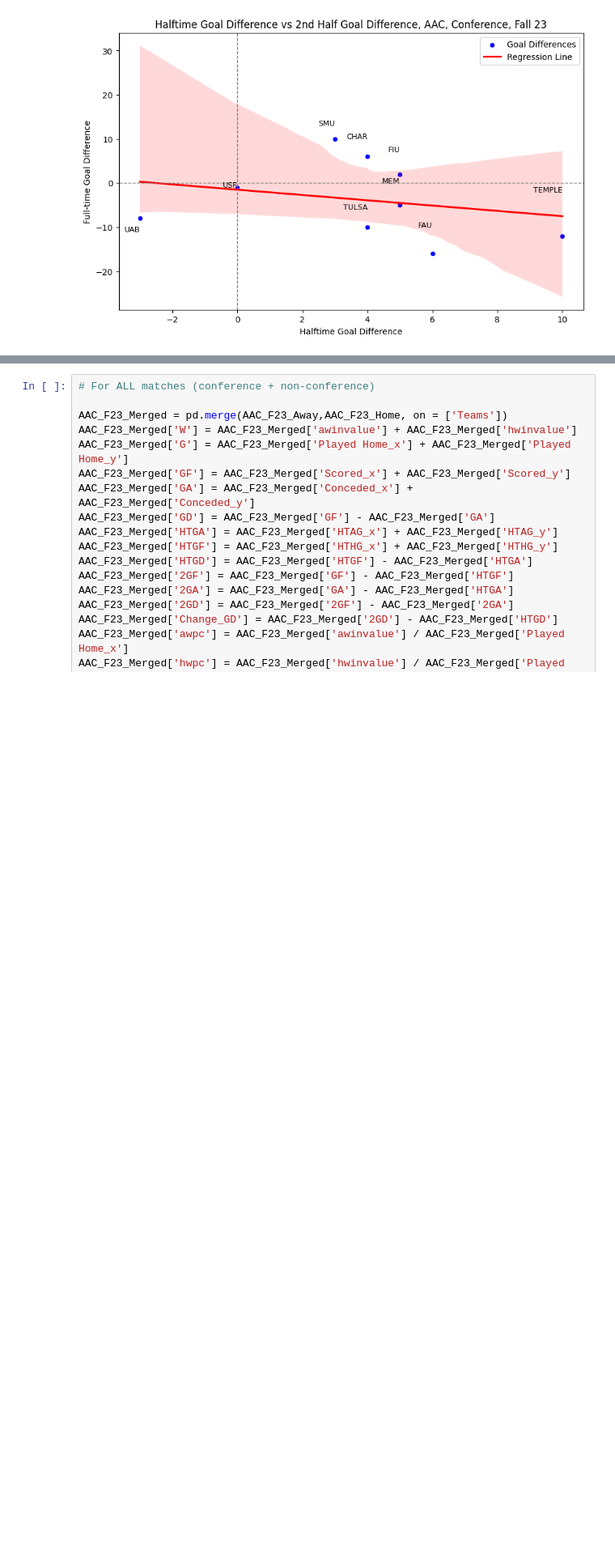
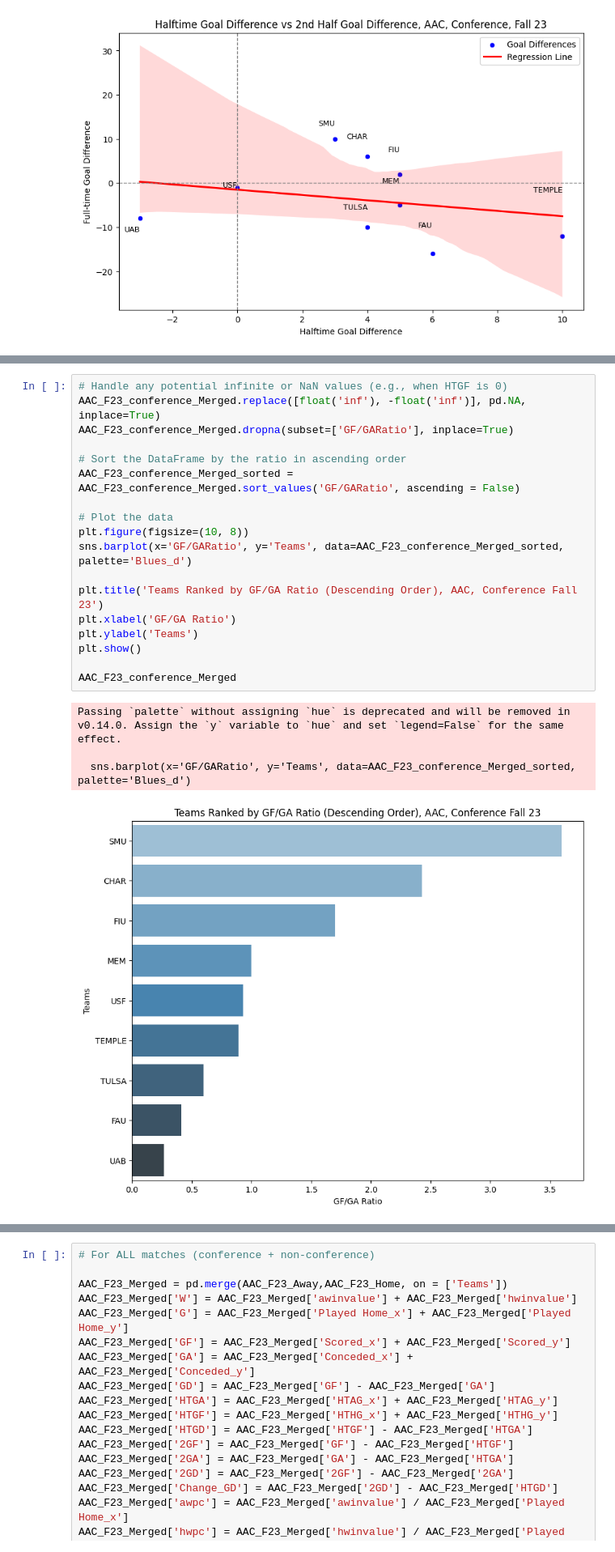
Before and after one commit to AimanFariz/Soccer-Analytics, a Jupyter notebook: NCAA_D1_F23_AAC.ipynb, the cells around one changed output, grey strips where cells are left out. Shown at 81% size. Cells and saved outputs as stored; diff of their text form; blank space fills up the shorter version.

```diff
--- a/NCAA_D1_F23_AAC.ipynb
+++ b/NCAA_D1_F23_AAC.ipynb
@@ -393,0 +454,23 @@ plt.show()
+# %%
+# Handle any potential infinite or NaN values (e.g., when HTGF is 0)
+AAC_F23_conference_Merged.replace([float('inf'), -float('inf')], pd.NA, inplace=True)
+AAC_F23_conference_Merged.dropna(subset=['GF/GARatio'], inplace=True)
+
+# Sort the DataFrame by the ratio in ascending order
+AAC_F23_conference_Merged_sorted = AAC_F23_conference_Merged.sort_values('GF/GARatio', ascending = False)
+
+# Plot the data
+plt.figure(figsize=(10, 8))
+sns.barplot(x='GF/GARatio', y='Teams', data=AAC_F23_conference_Merged_sorted, palette='Blues_d')
+
+plt.title('Teams Ranked by GF/GA Ratio (Descending Order), AAC, Conference Fall 23')
+plt.xlabel('GF/GA Ratio')
+plt.ylabel('Teams')
+plt.show()
+
+AAC_F23_conference_Merged
+# %% [output]
+Passing `palette` without assigning `hue` is deprecated and will be removed in v0.14.0. Assign the `y` variable to `hue` and set `legend=False` for the same effect.
+
+  sns.barplot(x='GF/GARatio', y='Teams', data=AAC_F23_conference_Merged_sorted, palette='Blues_d')
+[figure, added]
```
Also changed, not shown: parts of 4 cells of this notebook.
